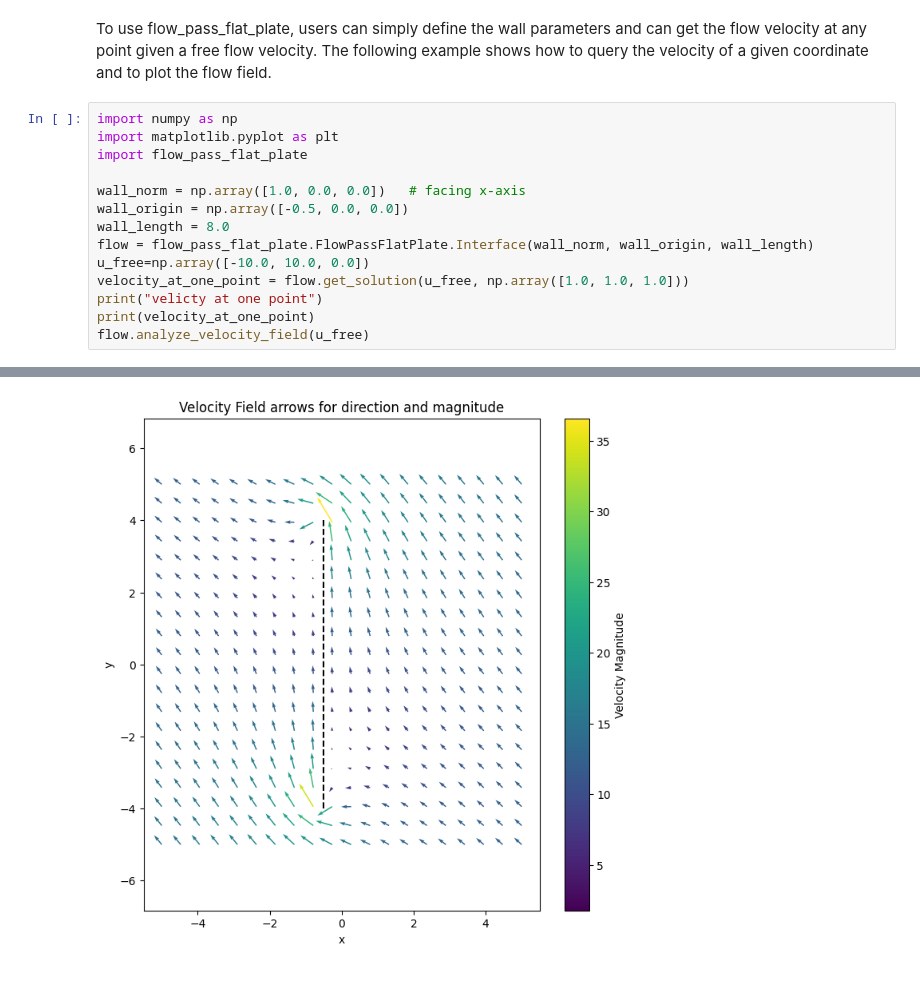
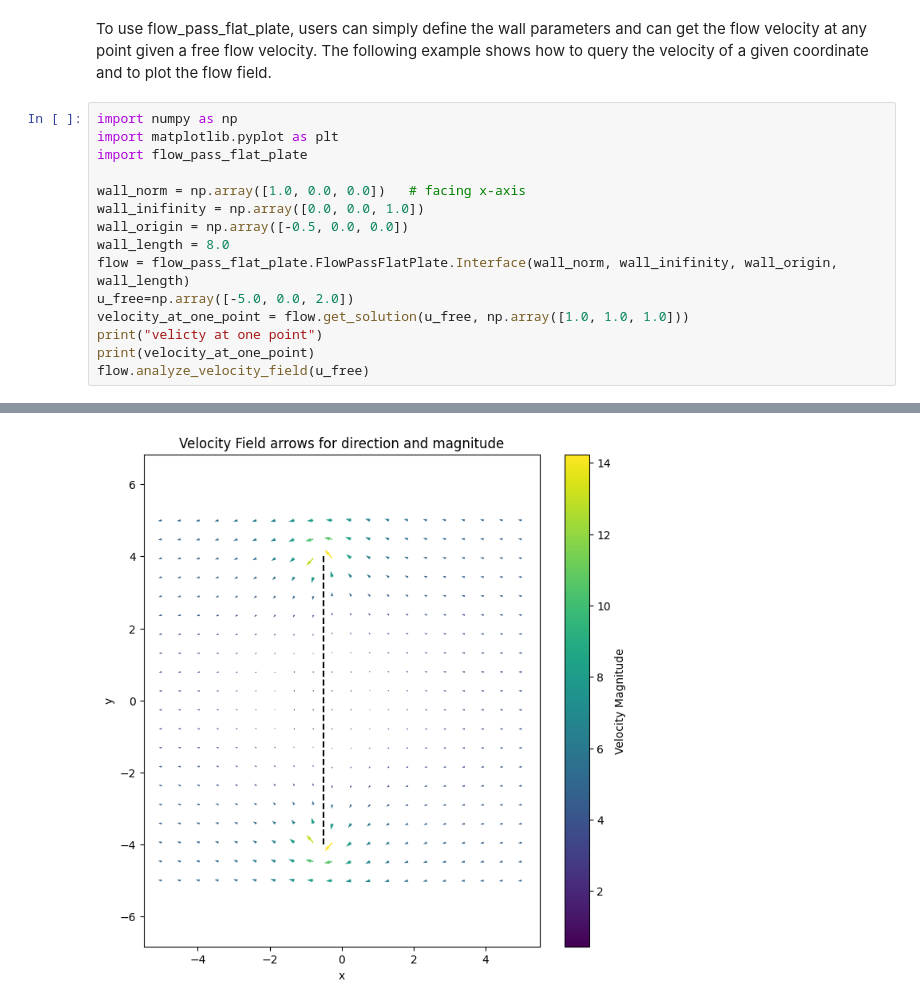
Before and after one commit to zzzzzzhym/DroneSimulator, a Jupyter notebook: flow_pass_object/flow_pass_flat_plate_users_guide.ipynb, the cells around one changed output, grey strips where cells are left out. Saved outputs shown, nothing was run; the diff lists cells and outputs as text.

```diff
--- a/flow_pass_object/flow_pass_flat_plate_users_guide.ipynb
+++ b/flow_pass_object/flow_pass_flat_plate_users_guide.ipynb
@@ -6,10 +6,11 @@ import matplotlib.pyplot as plt
 import flow_pass_flat_plate
 
 wall_norm = np.array([1.0, 0.0, 0.0])   # facing x-axis
+wall_inifinity = np.array([0.0, 0.0, 1.0])
 wall_origin = np.array([-0.5, 0.0, 0.0])
 wall_length = 8.0
-flow = flow_pass_flat_plate.FlowPassFlatPlate.Interface(wall_norm, wall_origin, wall_length)
-u_free=np.array([-10.0, 10.0, 0.0])
+flow = flow_pass_flat_plate.FlowPassFlatPlate.Interface(wall_norm, wall_inifinity, wall_origin, wall_length)
+u_free=np.array([-5.0, 0.0, 2.0])
 velocity_at_one_point = flow.get_solution(u_free, np.array([1.0, 1.0, 1.0]))
 print("velicty at one point")
 print(velocity_at_one_point)
@@ -35 +36 @@ Velocity Magnitude Field
-[figure, old version]
+[figure, new version]
```
Also changed, not shown: parts of 2 cells of this notebook, 23 other files.
